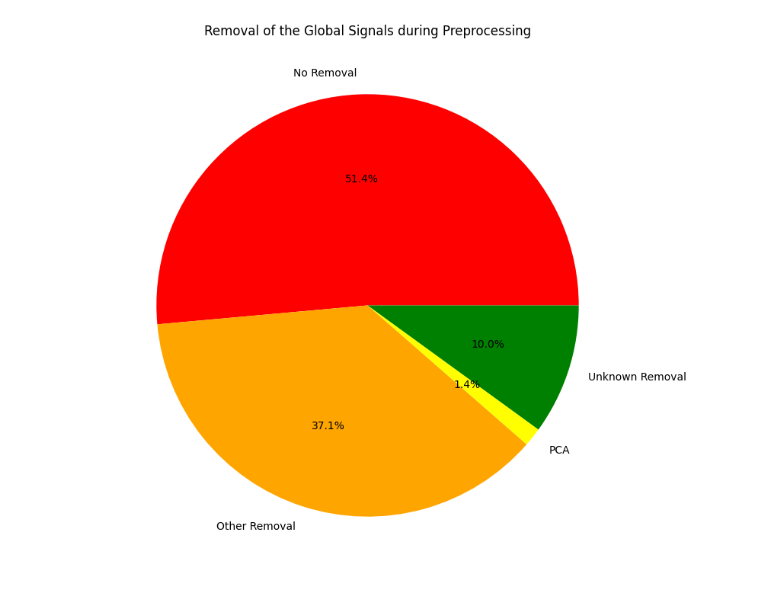
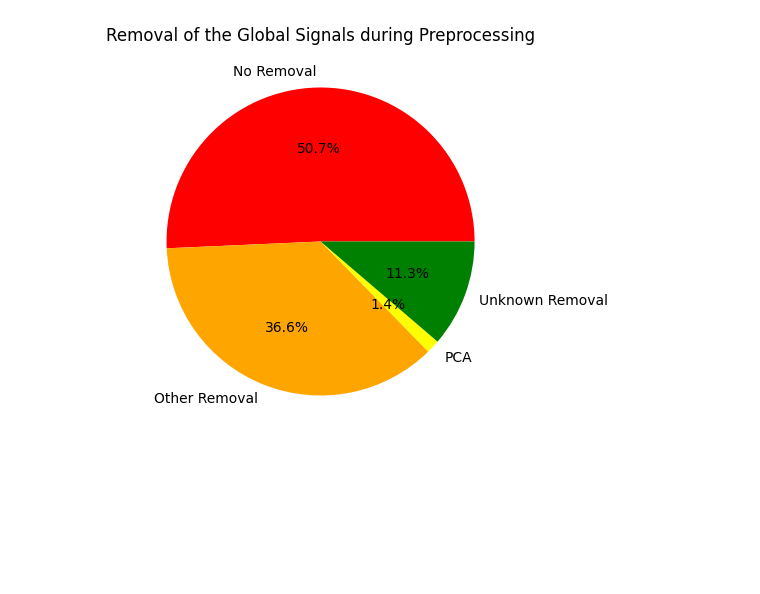
Before and after one commit to ibs-lab/FRESH, a Jupyter notebook: jacky/fresh_charts.ipynb, the cells around one changed output. Saved outputs shown, nothing was run; the diff lists cells and outputs as text; code cells hidden in the pictures; blank space fills up the shorter version.

```diff
--- a/jacky/fresh_charts.ipynb
+++ b/jacky/fresh_charts.ipynb
@@ -235,0 +243,40 @@ Text(0.5, 1.0, 'Filtering Methods')
+# %%
+name = 'Filtering Cutoff (Hz_cutoff; type; order)'
+strings = data[name]
+lowpass = []
+highpass = []
+for word in strings:
+    if word != 'N/A (no filter)' and type(word) == str:
+        word = word.replace(',', ';')
+        values = word.split(";")
+        for j in values:
+            if 'hp' in j:
+                a = ''.join([n for n in j if n.isdigit()])
+                a = a[0]+ '.' + a[1:]
+                if float(a) < 0.3:
+                    highpass.append(float(a))
+                else:
+                    print('Left out: ' + a)
+            if 'lp' in j:
+                b = ''.join([n for n in j if n.isdigit()])
+                b = b[0]+ '.' + b[1:]
+                lowpass.append(float(b))
+
+d = np.reshape(np.array(highpass+ lowpass), (110, 1))
+N, bins, patches = plt.hist(d  , bins = 100 )
+
+for i in range(1):
+    patches[i].set_facecolor('r')
+for i in range(2,100):
+    patches[i].set_facecolor('b')
+
+
+import matplotlib.patches as mpatches
+
+red_patch = mpatches.Patch(color='red', label='HighPass Cutoff')
+blue_patch = mpatches.Patch(color='blue', label='LowPass Cutoff')
+plt.legend(handles=[red_patch, blue_patch])
+
+plt.title('Filtering Cutoff (Hz)')
+plt.ylabel('Number of Teams')
+plt.xlabel('Cutoff Frequency')
@@ -236,6 +290,6 @@ Text(0.5, 1.0, 'Filtering Methods')
 # %%
 name = 'Removal of the Global Signals during Preprocessing'
-strings = data[name].values[:-6]
+strings = data[name]
 newstring = []
 for word in strings:
     if word == 'Other':
@@ -244,32 +298,32 @@ for word in strings:
         newstring.append('Unknown Removal')
     if word == 'PCA':
         newstring.append('PCA')
     if word == 'No':
         newstring.append('No Removal')
 
 count = Counter(newstring )
 label = sorted(list(set(newstring)))
 sizes = []
 for word in label:
     sizes.append(100/teams * count[word])
 pretty_colors = {
     'red': '#FF0000',
     'orange': '#FFA500',
     'yellow': '#FFFF00',
     'green': '#008000',
     'blue': '#0000FF',
     'indigo': '#4B0082',
     'violet': '#EE82EE',
     'pink': '#FFC0CB',
     'purple': '#800080',
     'turquoise': '#40E0D0',
     'gold': '#FFD700',
     'maroon': '#800000',
     'cyan': '#00FFFF',}
 
 fig, ax = plt.subplots()
 ax.pie(sizes, labels=label, autopct='%1.1f%%', colors = pretty_colors)
 ax.set_title('Removal of the Global Signals during Preprocessing')
-fig.set_size_inches(9,9)
+fig.set_size_inches(5,5)
 # %% [output]
-[figure, old version]
+[figure, new version]
```
Also changed, not shown: parts of 26 cells of this notebook, 1 other file.
